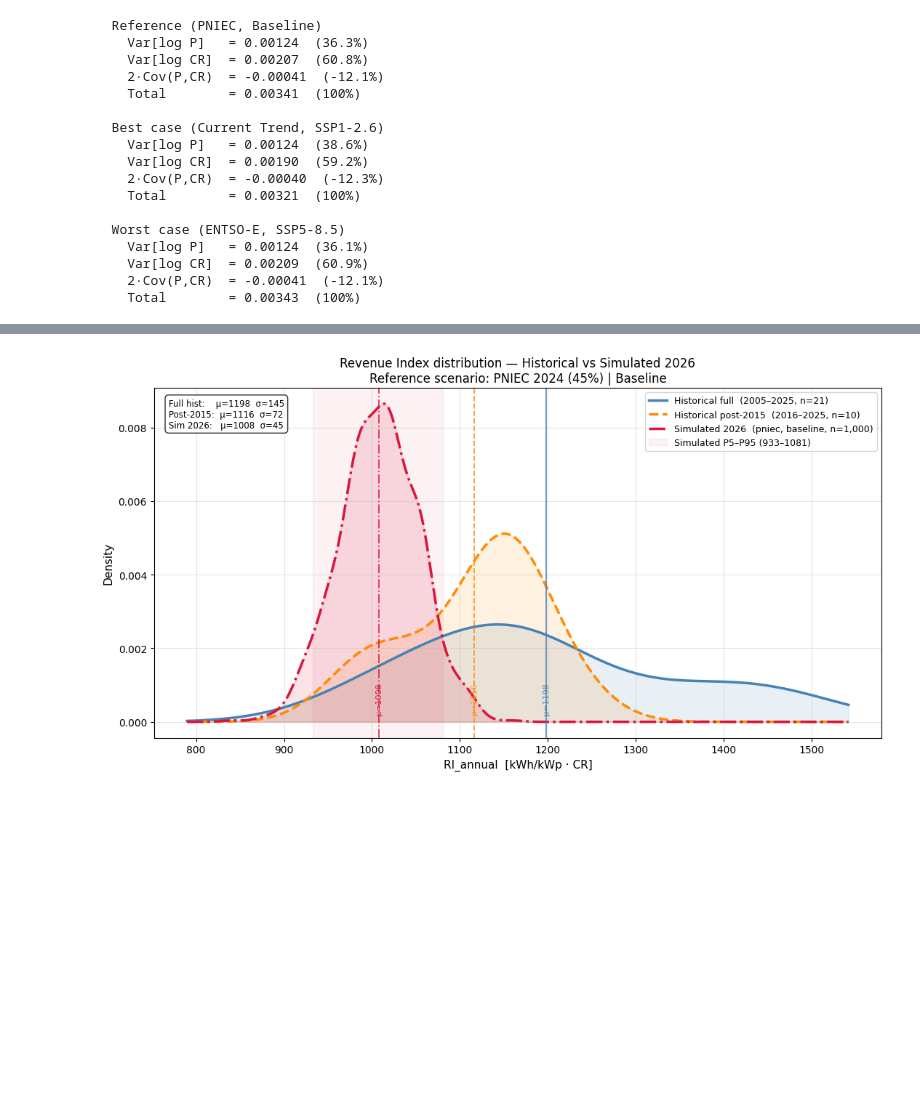
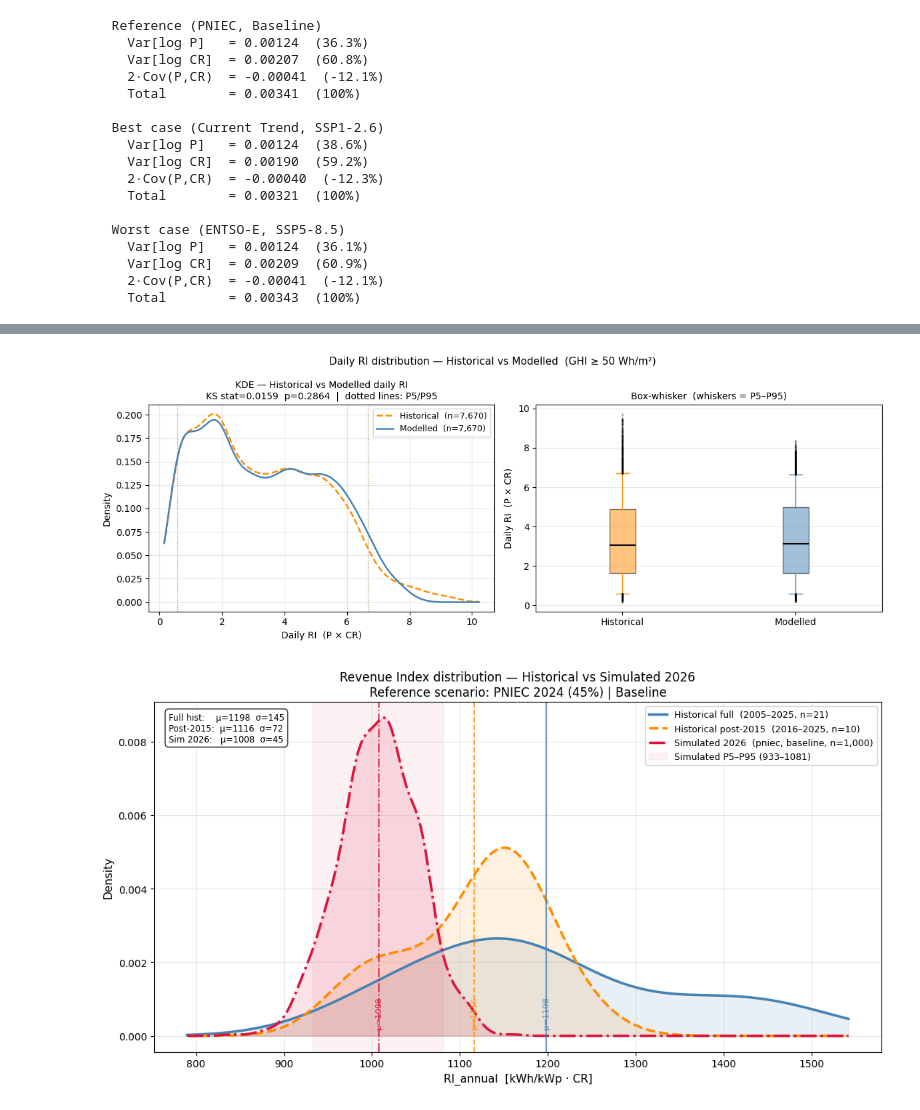
Before and after one commit to lucasmonero/Greenfin_Thesis, a Jupyter notebook: Code/Simulation/Revenue index - multi-scenario.ipynb, the cells around one changed output, grey strips where cells are left out. Saved outputs shown, nothing was run; the diff lists cells and outputs as text; code cells hidden in the pictures; blank space fills up the shorter version.

Commit message:
Update 11.05 distribution checks

```diff
--- a/Code/Simulation/Revenue index - multi-scenario.ipynb
+++ b/Code/Simulation/Revenue index - multi-scenario.ipynb
@@ -1392,0 +1291,95 @@ print(df_variance_diag.to_string(index=False))
+# %%
+import matplotlib.pyplot as plt
+from scipy.stats import gaussian_kde, ks_2samp, mannwhitneyu
+
+# =============================================================================
+# Distribution comparison — historical vs modelled daily RI
+# Reuses _ri_hist_d and _ri_model_d from the previous cell
+# =============================================================================
+
+_series_dist = [
+    (_ri_hist_d,  "darkorange", "--", f"Historical  (n={len(_ri_hist_d):,})"),
+    (_ri_model_d, "steelblue",  "-",  f"Modelled  (n={len(_ri_model_d):,})"),
+]
+
+# --- distribution tests ------------------------------------------------------
+ks_stat, ks_p   = ks_2samp(_ri_hist_d, _ri_model_d)
+mw_stat, mw_p   = mannwhitneyu(_ri_hist_d, _ri_model_d, alternative="two-sided")
+
+print(f"  KS test  : stat={ks_stat:.4f}   p={ks_p:.4f}")
+print(f"  MW test  : stat={mw_stat:.0f}   p={mw_p:.4f}")
+print()
+print(f"  {'Metric':<18}  {'Historical':>14}  {'Modelled':>14}  {'Diff':>10}")
+print(f"  {'-'*18}  {'-'*14}  {'-'*14}  {'-'*10}")
+for label, arr in [("Historical", _ri_hist_d), ("Modelled", _ri_model_d)]:
+    pass  # computed below in table
+_stats = {}
+for name, arr in [("Historical", _ri_hist_d), ("Modelled", _ri_model_d)]:
+    from scipy.stats import skew, kurtosis
+    _stats[name] = {
+        "Mean":   arr.mean(),
+        "Std":    arr.std(ddof=1),
+        "P5":     float(np.percentile(arr,  5)),
+        "P50":    float(np.percentile(arr, 50)),
+        "P95":    float(np.percentile(arr, 95)),
+        "Skew":   float(skew(arr)),
+        "Kurt":   float(kurtosis(arr)),
+    }
+for metric in ["Mean", "Std", "P5", "P50", "P95", "Skew", "Kurt"]:
+    h = _stats["Historical"][metric]
+    m = _stats["Modelled"][metric]
+    print(f"  {metric:<18}  {h:>14.4f}  {m:>14.4f}  {m-h:>+10.4f}")
+
+# --- plot --------------------------------------------------------------------
+fig, (ax1, ax2) = plt.subplots(1, 2, figsize=(12, 4.5))
+
+# KDE
+_x_grid = np.linspace(
+    min(_ri_hist_d.min(), _ri_model_d.min()) * 0.95,
+    max(_ri_hist_d.max(), _ri_model_d.max()) * 1.05,
+    500
+)
+for arr, color, ls, label in _series_dist:
+    kde = gaussian_kde(arr, bw_method="scott")
+    ax1.plot(_x_grid, kde(_x_grid), color=color, ls=ls, lw=1.8, label=label)
+    _p5, _p95 = np.percentile(arr, [5, 95])
+    ax1.axvline(_p5,  color=color, ls=":", lw=0.9, alpha=0.6)
+    ax1.axvline(_p95, color=color, ls=":", lw=0.9, alpha=0.6)
+
+ax1.set_xlabel("Daily RI  (P × CR)", fontsize=10)
+ax1.set_ylabel("Density", fontsize=10)
+ax1.set_title(
+    f"KDE — Historical vs Modelled daily RI\n"
+    f"KS stat={ks_stat:.4f}  p={ks_p:.4f}  |  dotted lines: P5/P95",
+    fontsize=10
+)
+ax1.legend(fontsize=9)
+ax1.grid(True, alpha=0.3)
+
+# Box-whisker
+_bx = ax2.boxplot(
+    [_ri_hist_d, _ri_model_d],
+    labels=["Historical", "Modelled"],
+    patch_artist=True,
+    whis=[5, 95],
+    medianprops=dict(color="black", lw=1.5),
+    flierprops=dict(marker=".", ms=2, alpha=0.3),
+)
+for patch, color in zip(_bx["boxes"], ["darkorange", "steelblue"]):
+    patch.set_facecolor(color)
+    patch.set_alpha(0.5)
+for element in ["whiskers", "caps"]:
+    for item, color in zip(
+        [_bx[element][i] for i in range(len(_bx[element]))],
+        ["darkorange"]*2 + ["steelblue"]*2
+    ):
+        item.set_color(color)
+
+ax2.set_ylabel("Daily RI  (P × CR)", fontsize=10)
+ax2.set_title("Box-whisker  (whiskers = P5–P95)", fontsize=10)
+ax2.grid(True, alpha=0.3, axis="y")
+
+fig.suptitle("Daily RI distribution — Historical vs Modelled  (GHI ≥ 50 Wh/m²)", fontsize=11)
+fig.tight_layout()
+plt.show()
+# %% [output]
@@ -1393,3 +1398,4 @@ print(df_variance_diag.to_string(index=False))
+[figure, added]
 # %%
 import matplotlib.pyplot as plt
 import numpy as np
```
Also changed, not shown: parts of 4 cells of this notebook, 3 other files.
